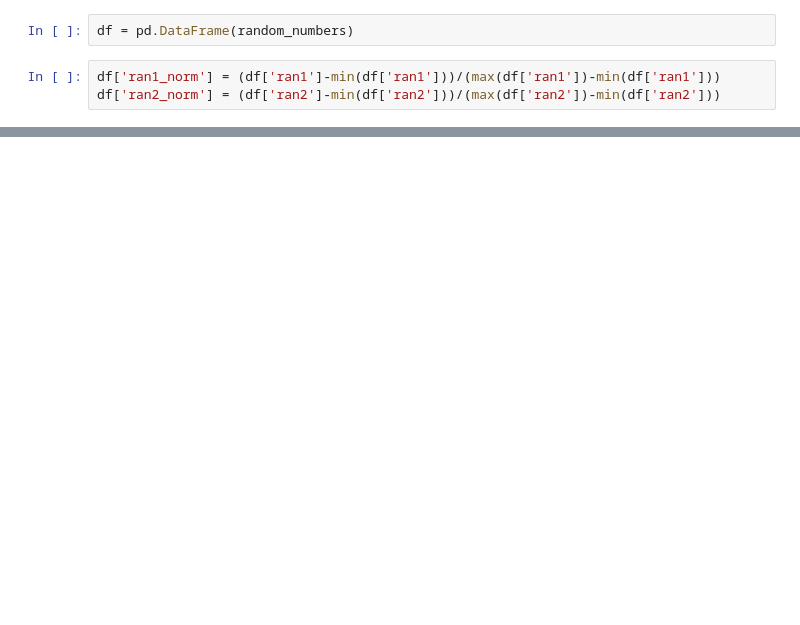
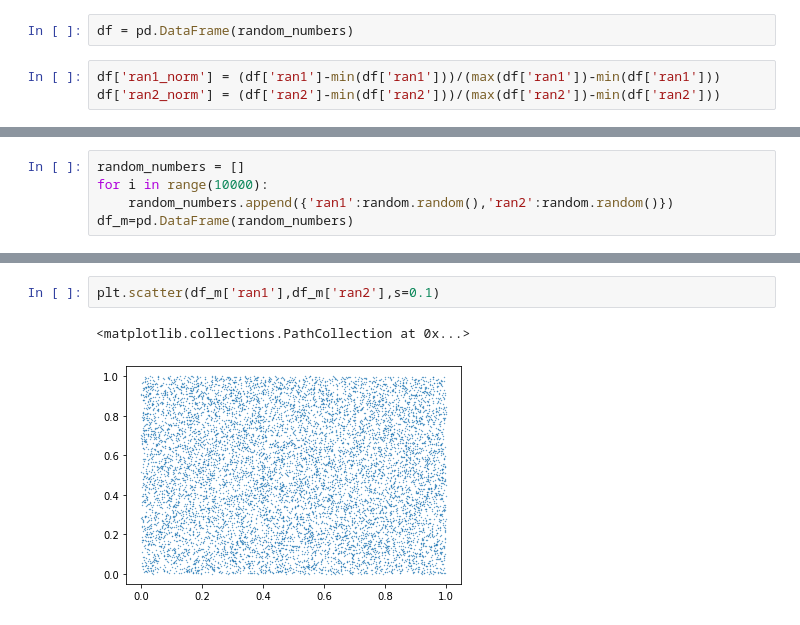
Before and after one commit to DipeshPoudel/MDS-607-MonteCarloMethods, a Jupyter notebook: random_numbers/RandomNumbers.ipynb, the cells around one changed output, grey strips where cells are left out. Cells and saved outputs as stored; diff of their text form; blank space fills up the shorter version.

```diff
--- a/random_numbers/RandomNumbers.ipynb
+++ b/random_numbers/RandomNumbers.ipynb
@@ -48,0 +53,5 @@ for column in df.columns:
+# %%
+random_numbers = []
+for i in range(10000):
+    random_numbers.append({'ran1':random.random(),'ran2':random.random()})
+df_m=pd.DataFrame(random_numbers)
@@ -48,0 +67,5 @@ for column in df.columns:
+# %%
+plt.scatter(df_m['ran1'],df_m['ran2'],s=0.1)
+# %% [output]
+<matplotlib.collections.PathCollection at 0x...>
+[figure, added]
```
Also changed, not shown: parts of 12 cells of this notebook.
